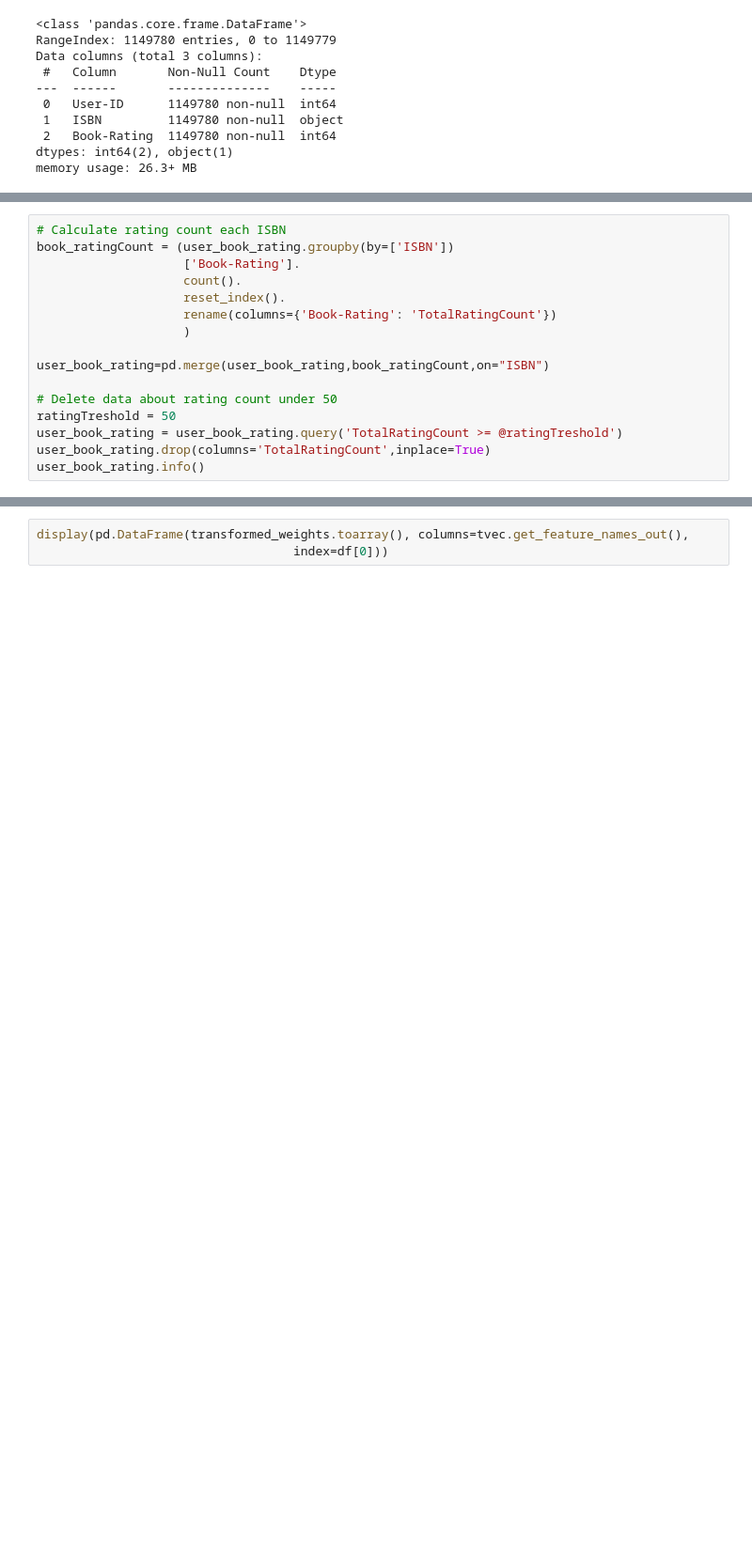
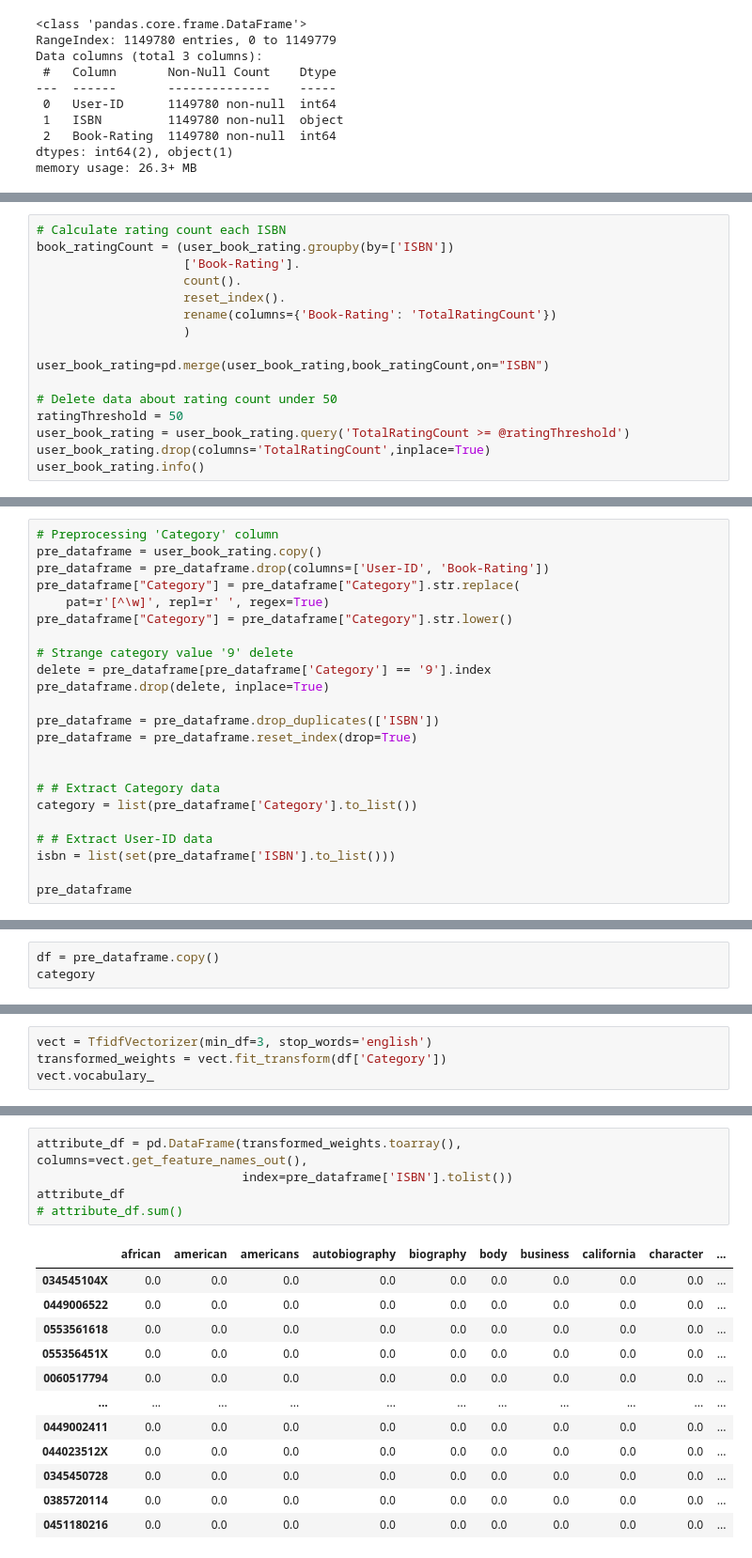
Before and after one commit to GCU-ML/Book_Recommendataion_System, a Jupyter notebook: content_based.ipynb, the cells around one changed output, grey strips where cells are left out. Shown at 94% size. Cells and saved outputs as stored; diff of their text form; blank space fills up the shorter version.

```diff
--- a/content_based.ipynb
+++ b/content_based.ipynb
@@ -119,8 +103,8 @@ book_ratingCount = (user_book_rating.groupby(by=['ISBN'])
 user_book_rating=pd.merge(user_book_rating,book_ratingCount,on="ISBN")
 
 # Delete data about rating count under 50
-ratingTreshold = 50
-user_book_rating = user_book_rating.query('TotalRatingCount >= @ratingTreshold')
+ratingThreshold = 50
+user_book_rating = user_book_rating.query('TotalRatingCount >= @ratingThreshold')
 user_book_rating.drop(columns='TotalRatingCount',inplace=True)
 user_book_rating.info()
 # %% [output]
@@ -183,0 +123,23 @@ transformed_weights = tvec.fit_transform(list(df[1]))
+# %%
+# Preprocessing 'Category' column
+pre_dataframe = user_book_rating.copy()
+pre_dataframe = pre_dataframe.drop(columns=['User-ID', 'Book-Rating'])
+pre_dataframe["Category"] = pre_dataframe["Category"].str.replace(
+    pat=r'[^\w]', repl=r' ', regex=True)
+pre_dataframe["Category"] = pre_dataframe["Category"].str.lower()
+
+# Strange category value '9' delete
+delete = pre_dataframe[pre_dataframe['Category'] == '9'].index
+pre_dataframe.drop(delete, inplace=True)
+
+pre_dataframe = pre_dataframe.drop_duplicates(['ISBN'])
+pre_dataframe = pre_dataframe.reset_index(drop=True)
+
+
+# # Extract Category data
+category = list(pre_dataframe['Category'].to_list())
+
+# # Extract User-ID data
+isbn = list(set(pre_dataframe['ISBN'].to_list()))
+
+pre_dataframe
@@ -183,0 +160,3 @@ transformed_weights = tvec.fit_transform(list(df[1]))
+# %%
+df = pre_dataframe.copy()
+category
@@ -183,0 +181,4 @@ transformed_weights = tvec.fit_transform(list(df[1]))
+# %%
+vect = TfidfVectorizer(min_df=3, stop_words='english')
+transformed_weights = vect.fit_transform(df['Category'])
+vect.vocabulary_
@@ -184,3 +203,18 @@ transformed_weights = tvec.fit_transform(list(df[1]))
 # %%
-display(pd.DataFrame(transformed_weights.toarray(), columns=tvec.get_feature_names_out(),
-                                   index=df[0]))
+attribute_df = pd.DataFrame(transformed_weights.toarray(), columns=vect.get_feature_names_out(),
+                            index=pre_dataframe['ISBN'].tolist())
+attribute_df
+# attribute_df.sum()
+# %% [output]
+|  | african | american | americans | autobiography | biography | body | business | california | character | ... |
+| 034545104X | 0.0 | 0.0 | 0.0 | 0.0 | 0.0 | 0.0 | 0.0 | 0.0 | 0.0 | ... |
+| 0449006522 | 0.0 | 0.0 | 0.0 | 0.0 | 0.0 | 0.0 | 0.0 | 0.0 | 0.0 | ... |
+| 0553561618 | 0.0 | 0.0 | 0.0 | 0.0 | 0.0 | 0.0 | 0.0 | 0.0 | 0.0 | ... |
+| 055356451X | 0.0 | 0.0 | 0.0 | 0.0 | 0.0 | 0.0 | 0.0 | 0.0 | 0.0 | ... |
+| 0060517794 | 0.0 | 0.0 | 0.0 | 0.0 | 0.0 | 0.0 | 0.0 | 0.0 | 0.0 | ... |
+| ... | ... | ... | ... | ... | ... | ... | ... | ... | ... | ... |
+| 0449002411 | 0.0 | 0.0 | 0.0 | 0.0 | 0.0 | 0.0 | 0.0 | 0.0 | 0.0 | ... |
+| 044023512X | 0.0 | 0.0 | 0.0 | 0.0 | 0.0 | 0.0 | 0.0 | 0.0 | 0.0 | ... |
+| 0345450728 | 0.0 | 0.0 | 0.0 | 0.0 | 0.0 | 0.0 | 0.0 | 0.0 | 0.0 | ... |
+| 0385720114 | 0.0 | 0.0 | 0.0 | 0.0 | 0.0 | 0.0 | 0.0 | 0.0 | 0.0 | ... |
+| 0451180216 | 0.0 | 0.0 | 0.0 | 0.0 | 0.0 | 0.0 | 0.0 | 0.0 | 0.0 | ... |
```
Also changed, not shown: parts of 18 cells of this notebook.
